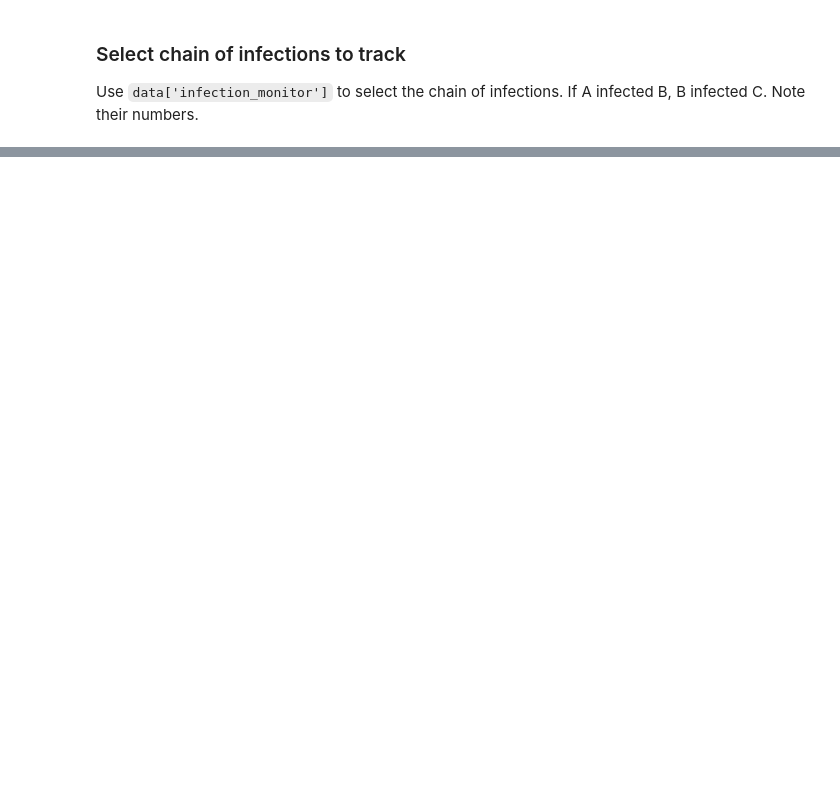
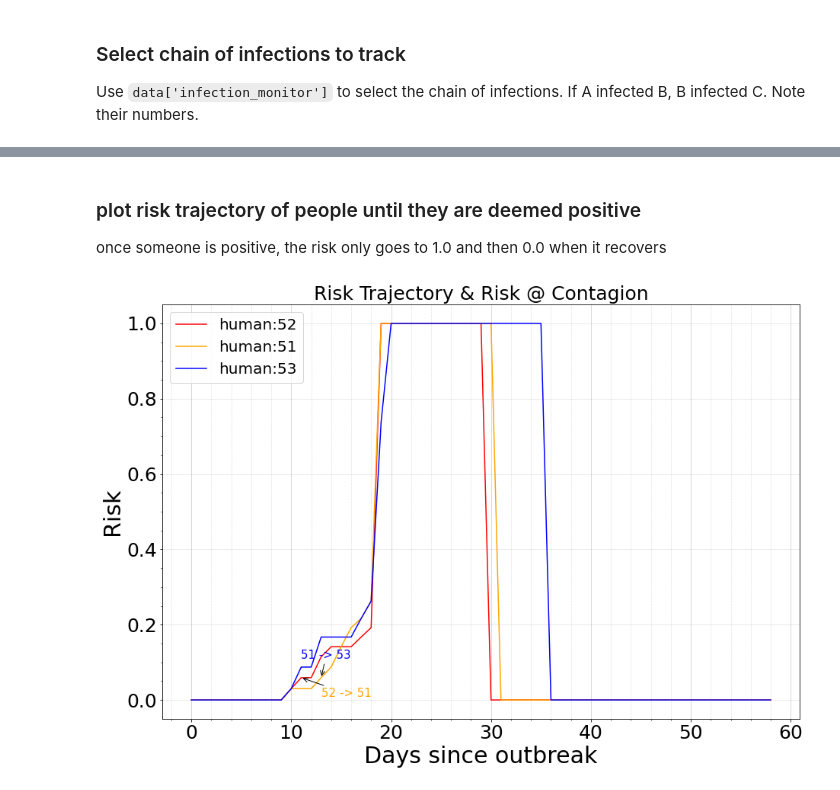
Before and after one commit to mila-iqia/COVI-AgentSim, a Jupyter notebook: notebooks/spy_humans.ipynb, the cells around one changed output, grey strips where cells are left out. Saved outputs shown, nothing was run; the diff lists cells and outputs as text; code cells hidden in the pictures; blank space fills up the shorter version.

Commit message:
finish table visualization

```diff
--- a/notebooks/spy_humans.ipynb
+++ b/notebooks/spy_humans.ipynb
@@ -122,0 +32,3 @@ df[, :]
+# %%
+infection_chain = data['infection_monitor']
+infector_infectee_update_messages = data['infector_infectee_update_messages']
@@ -122,0 +168,23 @@ df[, :]
+# %%
+# get chains
+import random
+
+def get_random_chain(infection_chain):
+    start = random.choice(range(len(infection_chain)))
+
+    infector_chain = []
+    infector_chain.append(infection_chain[start][0])
+    infectee = infection_chain[start][1]
+    for idx in range(start+1, len(infection_chain)):
+        if infection_chain[idx][0] == infectee:
+            infector_chain.append(infectee)
+            infectee = infection_chain[idx][1]
+
+    if len(infector_chain) == 1:
+        return get_random_chain(infection_chain)
+
+    return [int(x.split(":")[-1]) for x in infector_chain]
+# %%
+from IPython.display import HTML
+ids = get_random_chain(infection_chain)
+spy_pro(ids)
@@ -122,0 +210,3 @@ df[, :]
+# %% [markdown]
+### plot risk trajectory of people until they are deemed positive
+once someone is positive, the risk only goes to 1.0 and then 0.0 when it recovers
@@ -122,0 +263,6 @@ df[, :]
+# %%
+ids = get_random_chain(infection_chain)
+# %%
+plot_risk_trajectory(ids)
+# %% [output]
+[figure, added]
```
Also changed, not shown: parts of 9 cells of this notebook, 5 other files.
